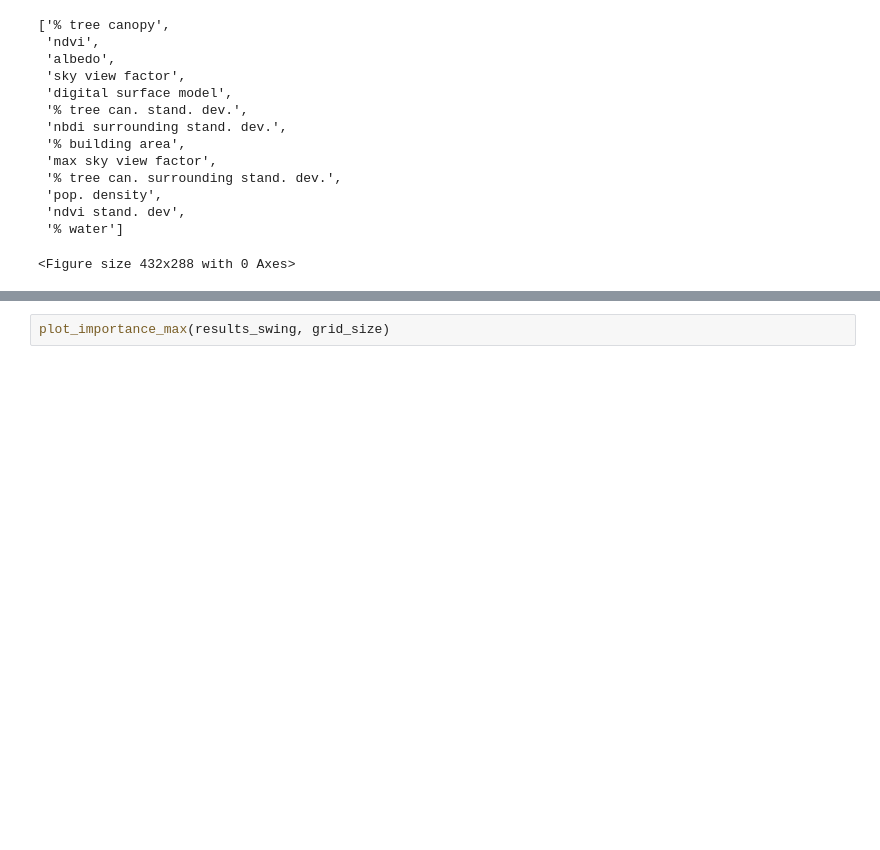
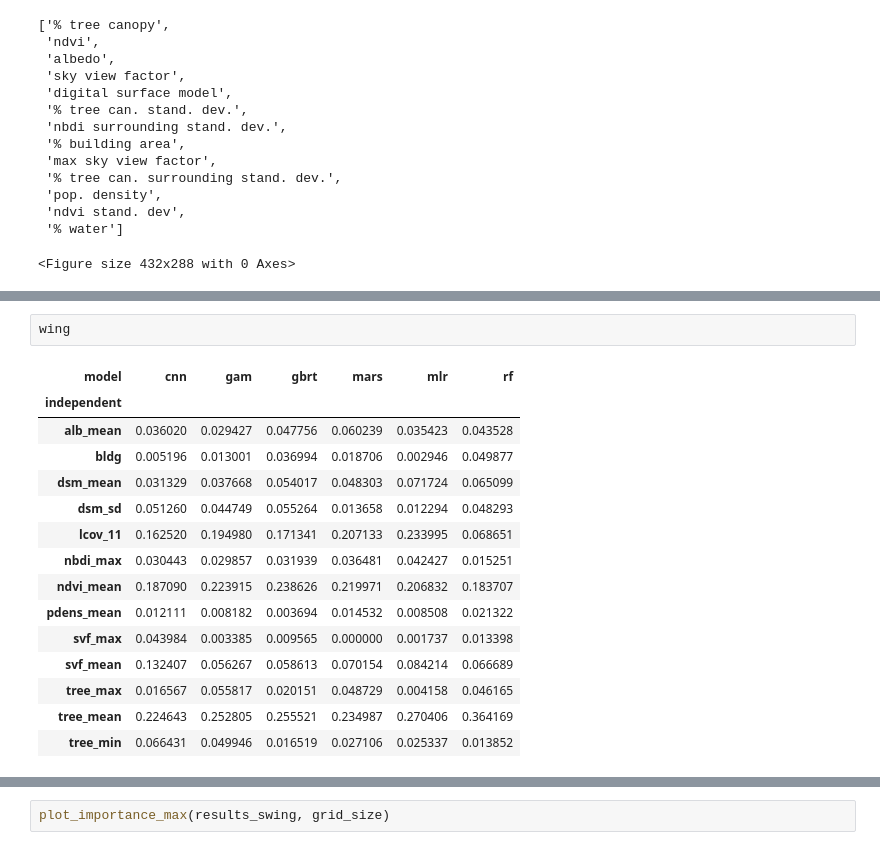
Before and after one commit to tommlogan/land_surface_temperature, a Jupyter notebook: code/analysis/variable_importance.ipynb, the cells around one changed output, grey strips where cells are left out. Saved outputs shown, nothing was run; the diff lists cells and outputs as text; blank space fills up the shorter version.

```diff
--- a/code/analysis/variable_importance.ipynb
+++ b/code/analysis/variable_importance.ipynb
@@ -82,0 +156,18 @@ plot_importance(results_swing, grid_size)
+# %%
+wing
+# %% [output]
+| model | cnn | gam | gbrt | mars | mlr | rf |
+| independent |  |  |  |  |  |  |
+| alb_mean | 0.036020 | 0.029427 | 0.047756 | 0.060239 | 0.035423 | 0.043528 |
+| bldg | 0.005196 | 0.013001 | 0.036994 | 0.018706 | 0.002946 | 0.049877 |
+| dsm_mean | 0.031329 | 0.037668 | 0.054017 | 0.048303 | 0.071724 | 0.065099 |
+| dsm_sd | 0.051260 | 0.044749 | 0.055264 | 0.013658 | 0.012294 | 0.048293 |
+| lcov_11 | 0.162520 | 0.194980 | 0.171341 | 0.207133 | 0.233995 | 0.068651 |
+| nbdi_max | 0.030443 | 0.029857 | 0.031939 | 0.036481 | 0.042427 | 0.015251 |
+| ndvi_mean | 0.187090 | 0.223915 | 0.238626 | 0.219971 | 0.206832 | 0.183707 |
+| pdens_mean | 0.012111 | 0.008182 | 0.003694 | 0.014532 | 0.008508 | 0.021322 |
+| svf_max | 0.043984 | 0.003385 | 0.009565 | 0.000000 | 0.001737 | 0.013398 |
+| svf_mean | 0.132407 | 0.056267 | 0.058613 | 0.070154 | 0.084214 | 0.066689 |
+| tree_max | 0.016567 | 0.055817 | 0.020151 | 0.048729 | 0.004158 | 0.046165 |
+| tree_mean | 0.224643 | 0.252805 | 0.255521 | 0.234987 | 0.270406 | 0.364169 |
+| tree_min | 0.066431 | 0.049946 | 0.016519 | 0.027106 | 0.025337 | 0.013852 |
```
Also changed, not shown: parts of 11 cells of this notebook, 2 other files.
